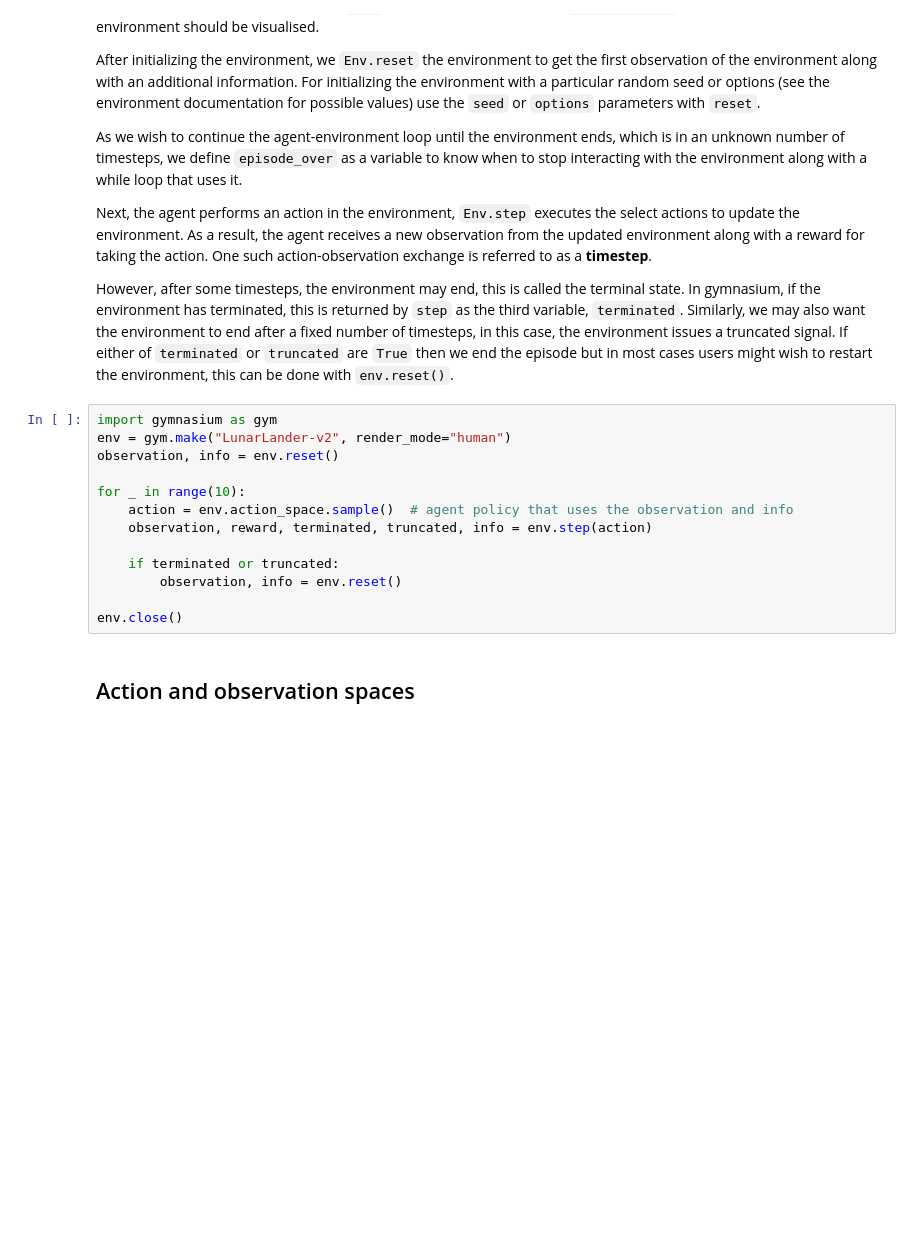
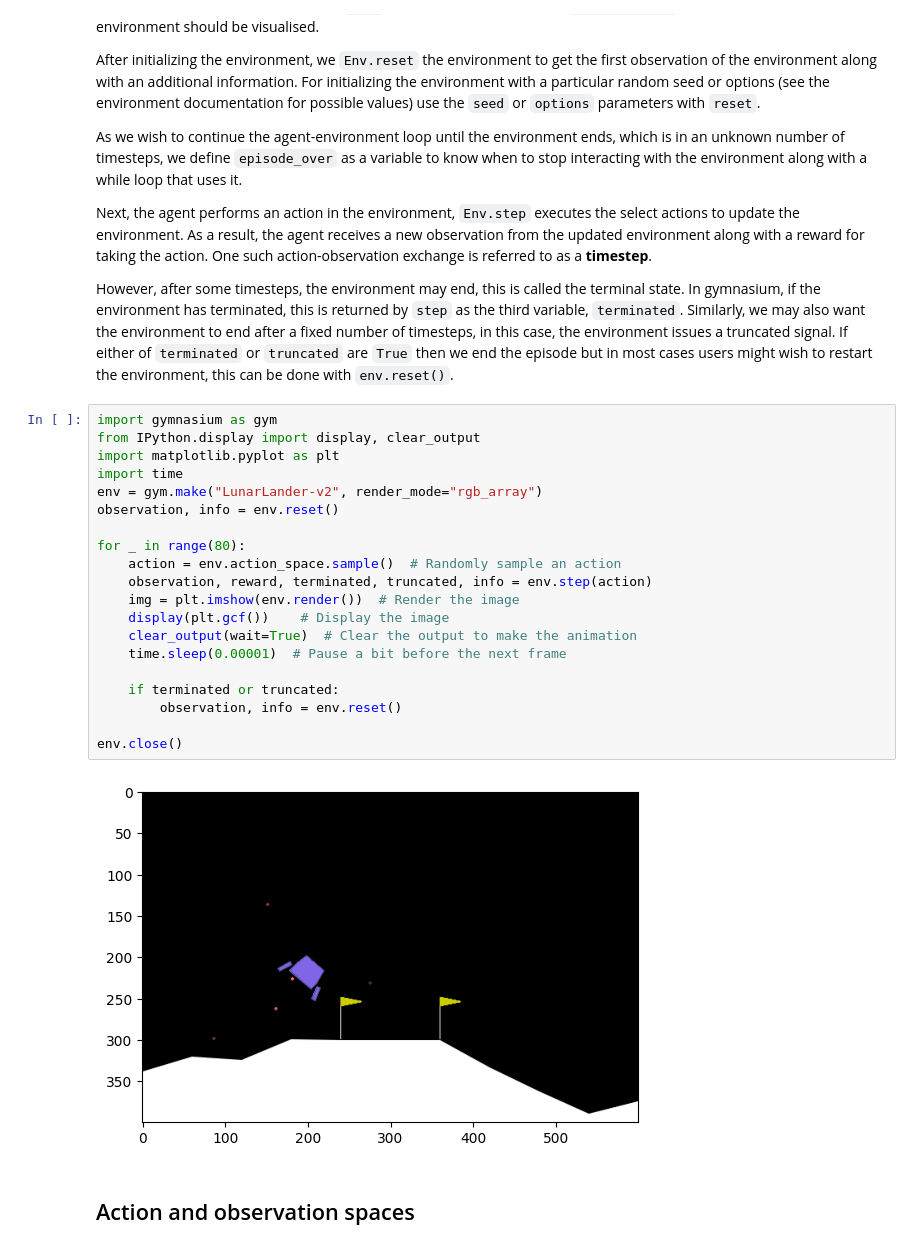
Before and after one commit to CLAIR-LAB-TECHNION/CLAI, a Jupyter notebook: tutorials/tut01/Gymnasium.ipynb, the cells around one changed output. Saved outputs shown, nothing was run; the diff lists cells and outputs as text; blank space fills up the shorter version.

```diff
--- a/tutorials/tut01/Gymnasium.ipynb
+++ b/tutorials/tut01/Gymnasium.ipynb
@@ -41,17 +41,26 @@ However, after some timesteps, the environment may end, this is called the termi
 Similarly, we may also want the environment to end after a fixed number of timesteps, in this case, the environment issues a truncated signal. If either of ``terminated`` or ``truncated`` are ``True`` then we end the episode but in most cases users might wish to restart the environment, this can be done with `env.reset()`.
 # %%
 import gymnasium as gym
-env = gym.make("LunarLander-v2", render_mode="human")
+from IPython.display import display, clear_output
+import matplotlib.pyplot as plt
+import time
+env = gym.make("LunarLander-v2", render_mode="rgb_array")
 observation, info = env.reset()
 
-for _ in range(10):
-    action = env.action_space.sample()  # agent policy that uses the observation and info
+for _ in range(80):
+    action = env.action_space.sample()  # Randomly sample an action
     observation, reward, terminated, truncated, info = env.step(action)
+    img = plt.imshow(env.render())  # Render the image
+    display(plt.gcf())    # Display the image
+    clear_output(wait=True)  # Clear the output to make the animation
+    time.sleep(0.00001)  # Pause a bit before the next frame
 
     if terminated or truncated:
         observation, info = env.reset()
 
 env.close()
+# %% [output]
+[figure, added]
 # %% [markdown]
 ## Action and observation spaces
 # %% [markdown]
```
Also changed, not shown: parts of 7 cells of this notebook, 3 other files.
